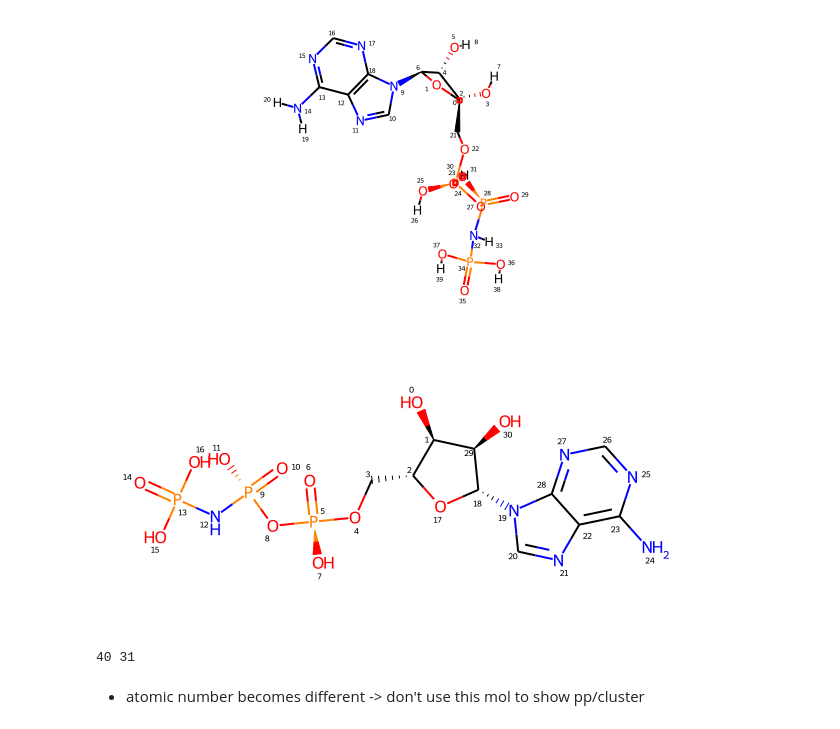
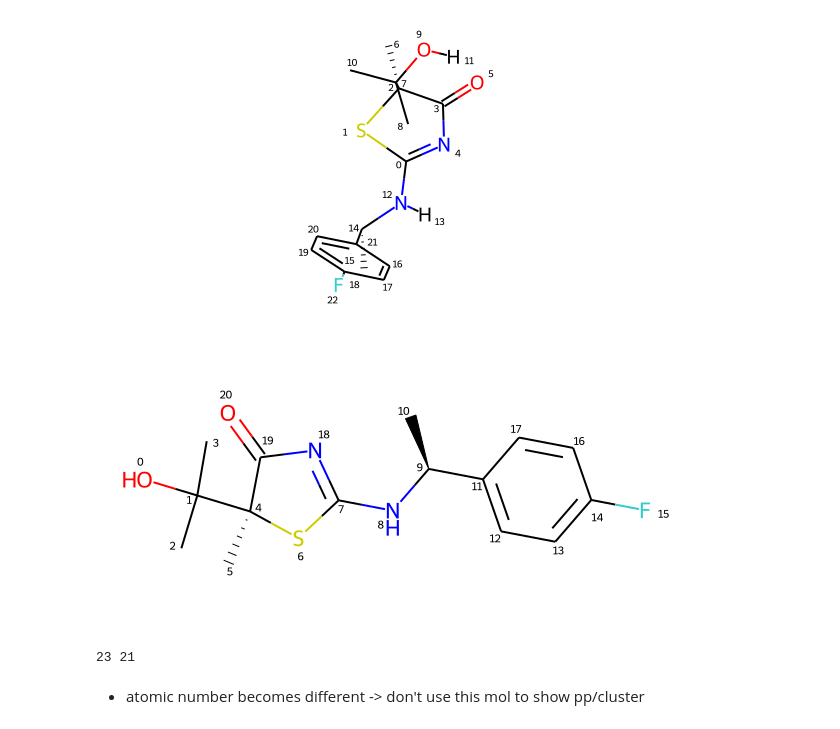
Before and after one commit to conghaowang/PP2Drug, a Jupyter notebook: src/notebooks/extract_pharmacophore.ipynb, the cells around one changed output. Cells and saved outputs as stored; diff of their text form; code cells hidden in the pictures.

```diff
--- a/src/notebooks/extract_pharmacophore.ipynb
+++ b/src/notebooks/extract_pharmacophore.ipynb
@@ -31,21 +30,27 @@ from IPython.display import SVG, Image
 IPythonConsole.drawOptions.addAtomIndices = True
 IPythonConsole.ipython_useSVG = True
 IPythonConsole.molSize = 600, 300
+# %%
+root = '/home/conghao001/pharmacophore2drug/PP2Drug/data/cleaned_crossdocked_data/raw'
+pdb_dict, pdb_rev_dict = build_pdb_dict(root)
+# %%
+ligand_fn = '2ilt_A_rec_3ey4_352_lig_tt_min_0.sdf'
+path = os.path.join(root, pdb_rev_dict[ligand_fn], ligand_fn)
 # %%
-path = '../../data/small_dataset/raw/ZAP70_HUMAN_327_607_0/2ozo_A_rec_2ozo_anp_lig_tt_docked_2.sdf'
+# path = '../../data/small_dataset/raw/ZAP70_HUMAN_327_607_0/2ozo_A_rec_2ozo_anp_lig_tt_docked_2.sdf'
 rdmol = Chem.MolFromMolFile(path, removeHs=False, sanitize=True)
 rdmol
 # %% [output]
-[figure, old version]
+[figure, new version]
 # %%
 mol = Chem.MolFromSmiles(Chem.MolToSmiles(rdmol))
 mol
 # %% [output]
-[figure, old version]
+[figure, new version]
 # %%
 print(len(rdmol.GetAtoms()), len(mol.GetAtoms()))
 # %% [output]
-40 31
+23 21
 # %% [markdown]
 - atomic number becomes different -> don't use this mol to show pp/cluster
 # %%
```
Also changed, not shown: parts of 46 cells of this notebook, 18 other files.
